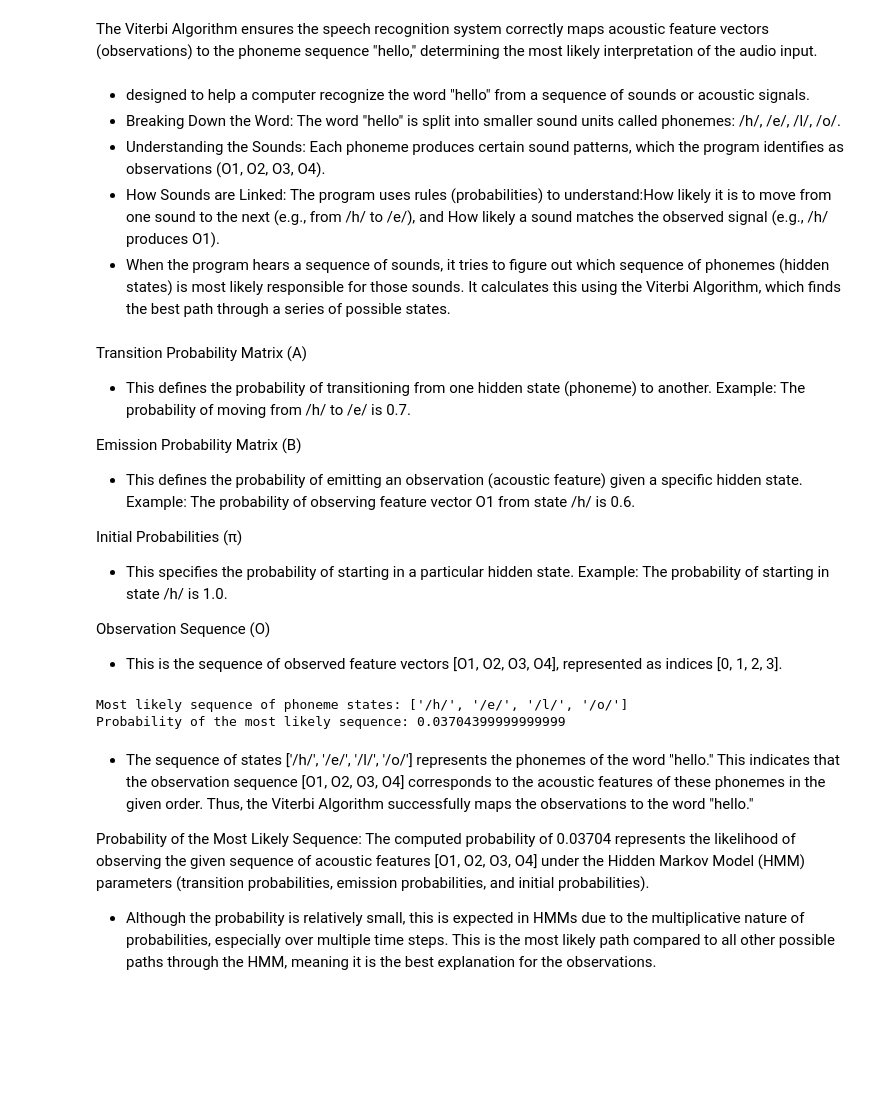
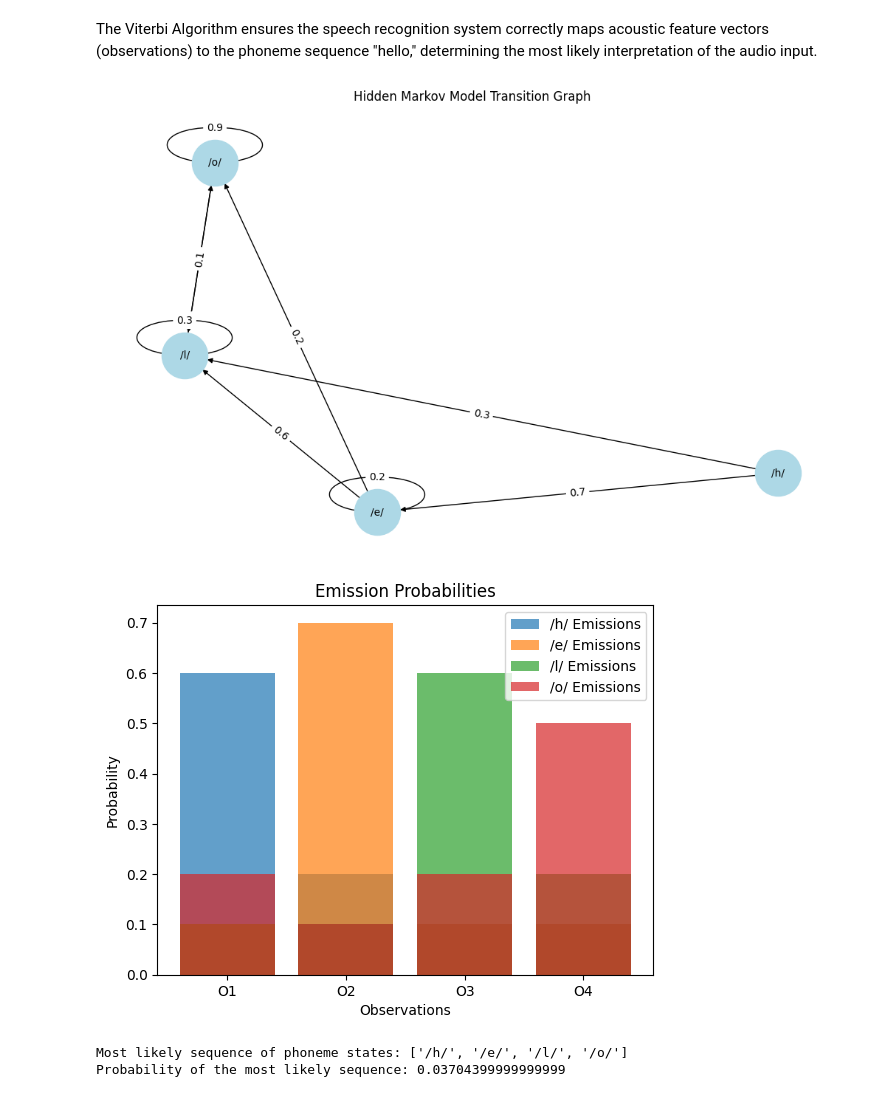
Before and after one commit to szm7/Speech-Proccessing, a Jupyter notebook: SP_Lab8.ipynb, the cells around one changed output. Drawn from its saved outputs; the diff is of its cells as text; code cells hidden in the pictures; blank space fills up the shorter version.

```diff
--- a/SP_Lab8.ipynb
+++ b/SP_Lab8.ipynb
@@ -5,32 +7,5 @@ import numpy as np
 # %% [markdown]
 The Viterbi Algorithm ensures the speech recognition system correctly maps acoustic feature vectors (observations) to the phoneme sequence "hello," determining the most likely interpretation of the audio input.
-# %% [markdown]
-* designed to help a computer recognize the word "hello" from a sequence of sounds or acoustic signals.
-* Breaking Down the Word:
-The word "hello" is split into smaller sound units called phonemes: /h/, /e/, /l/, /o/.
-* Understanding the Sounds:
-Each phoneme produces certain sound patterns, which the program identifies as observations (O1, O2, O3, O4).
-* How Sounds are Linked:
-The program uses rules (probabilities) to understand:How likely it is to move from one sound to the next (e.g., from /h/ to /e/), and
-How likely a sound matches the observed signal (e.g., /h/ produces O1).
-* When the program hears a sequence of sounds, it tries to figure out which sequence of phonemes (hidden states) is most likely responsible for those sounds. It calculates this using the Viterbi Algorithm, which finds the best path through a series of possible states.
-# %% [markdown]
-Transition Probability Matrix (A)
-
-* This defines the probability of transitioning from one hidden state (phoneme) to another.
-Example: The probability of moving from /h/ to /e/ is 0.7.
-
-Emission Probability Matrix (B)
-* This defines the probability of emitting an observation (acoustic feature) given a specific hidden state.
-Example: The probability of observing feature vector O1 from state /h/ is 0.6.
-
-Initial Probabilities (π)
-
-* This specifies the probability of starting in a particular hidden state.
-Example: The probability of starting in state /h/ is 1.0.
-
-Observation Sequence (O)
-* This is the sequence of observed feature vectors [O1, O2, O3, O4], represented as indices [0, 1, 2, 3].
 # %%
 def viterbi_algorithm(A, B, pi, O):
     n_states = A.shape[0]
@@ -82,6 +57,43 @@ B = np.array([
 pi = np.array([1.0, 0.0, 0.0, 0.0])
 
 O = [0, 1, 2, 3]
+# %%
+def visualize_hmm(A, B, states, observations):
+    G = nx.DiGraph()
+
+    # Add states as nodes
+    for state in states:
+        G.add_node(state)
+
+    # Add transitions as edges with weights
+    for i, from_state in enumerate(states):
+        for j, to_state in enumerate(states):
+            if A[i, j] > 0:
+                G.add_edge(from_state, to_state, weight=A[i, j])
+
+    pos = nx.spring_layout(G, seed=42)
+    edge_labels = nx.get_edge_attributes(G, 'weight')
+
+    # Draw the graph
+    plt.figure(figsize=(10, 6))
+    nx.draw(G, pos, with_labels=True, node_color="lightblue", node_size=2000, font_size=10)
+    nx.draw_networkx_edge_labels(G, pos, edge_labels={(u, v): f"{d:.1f}" for u, v, d in G.edges(data="weight")})
+    plt.title("Hidden Markov Model Transition Graph")
+    plt.show()
+
+    # Emission probabilities
+    for i, state in enumerate(states):
+        plt.bar(observations, B[i], alpha=0.7, label=f"{state} Emissions")
+    plt.title("Emission Probabilities")
+    plt.xlabel("Observations")
+    plt.ylabel("Probability")
+    plt.legend()
+    plt.show()
+# %%
+visualize_hmm(A, B, states, observations)
+# %% [output]
+[figure, added]
+[figure, added]
 # %%
 best_path, best_path_prob = viterbi_algorithm(A, B, pi, O)
 best_path_states = [states[state] for state in best_path]
@@ -91,11 +103,3 @@ print("Probability of the most likely sequence:", best_path_prob)
 # %% [output]
 Most likely sequence of phoneme states: ['/h/', '/e/', '/l/', '/o/']
 Probability of the most likely sequence: 0.03704399999999999
-# %% [markdown]
-* The sequence of states ['/h/', '/e/', '/l/', '/o/'] represents the phonemes of the word "hello." This indicates that the observation sequence [O1, O2, O3, O4] corresponds to the acoustic features of these phonemes in the given order. Thus, the Viterbi Algorithm successfully maps the observations to the word "hello."
-
-Probability of the Most Likely Sequence:
-The computed probability of 0.03704 represents the likelihood of observing the given sequence of acoustic features [O1, O2, O3, O4] under the Hidden Markov Model (HMM) parameters (transition probabilities, emission probabilities, and initial probabilities).
-
-* Although the probability is relatively small, this is expected in HMMs due to the multiplicative nature of probabilities, especially over multiple time steps.
-This is the most likely path compared to all other possible paths through the HMM, meaning it is the best explanation for the observations.
```
Also changed, not shown: parts of 1 cell of this notebook, 1 other file.
